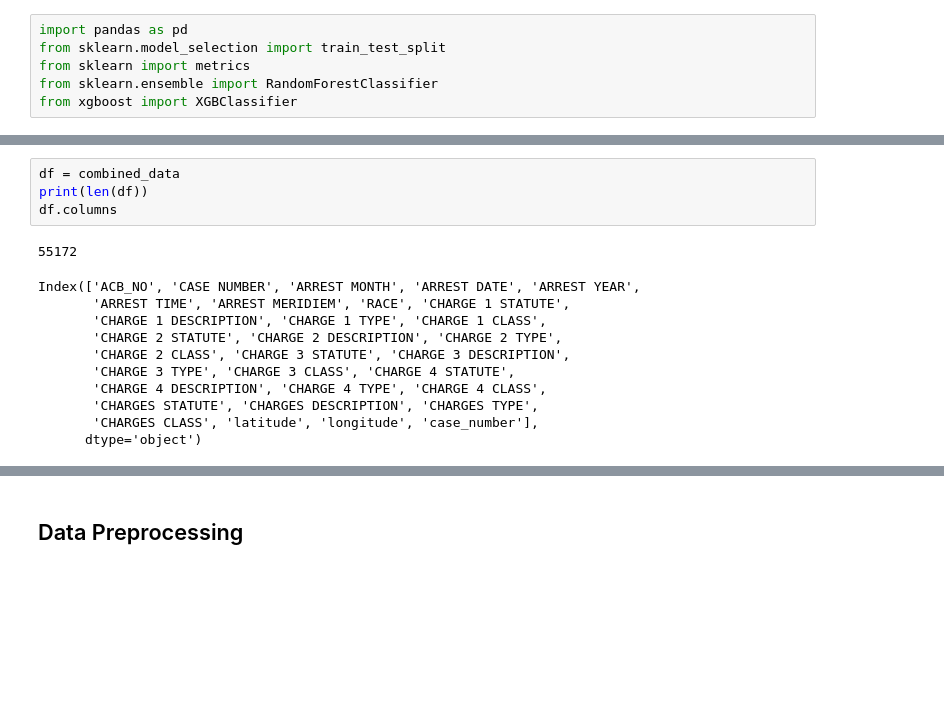
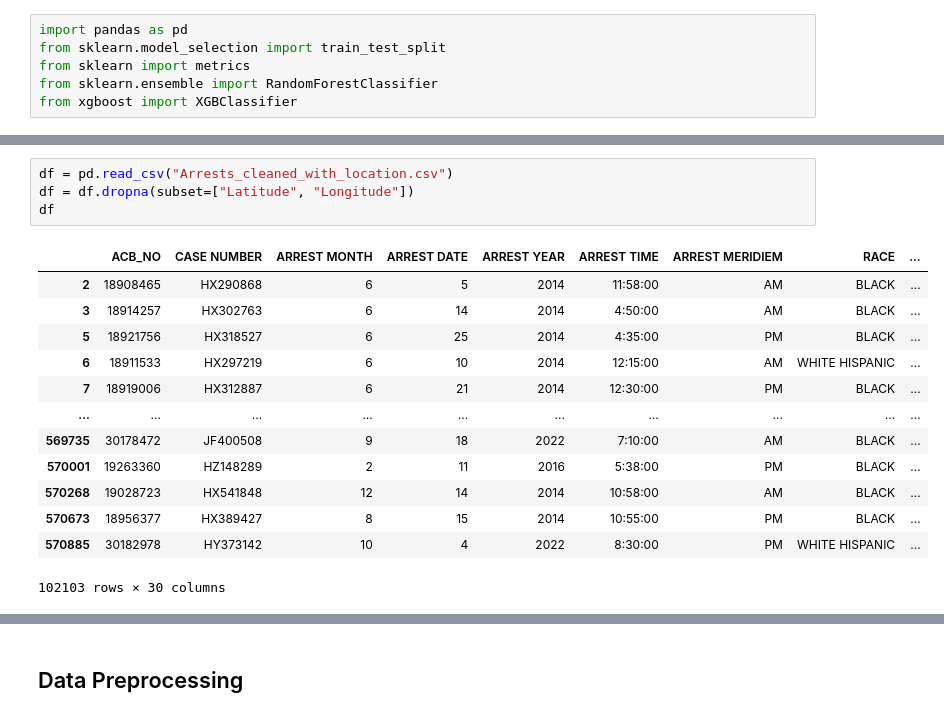
Before and after one commit to austin-py/396-DataPipeline, a Jupyter notebook: ml_models/tree_classifier.ipynb, the cells around one changed output, grey strips where cells are left out. Drawn from its saved outputs; the diff is of its cells as text; blank space fills up the shorter version.

```diff
--- a/ml_models/tree_classifier.ipynb
+++ b/ml_models/tree_classifier.ipynb
@@ -58,16 +9,18 @@ combined_data
 # %%
-df = combined_data
-print(len(df))
-df.columns
+df = pd.read_csv("Arrests_cleaned_with_location.csv")
+df = df.dropna(subset=["Latitude", "Longitude"])
+df
 # %% [output]
+|  | ACB_NO | CASE NUMBER | ARREST MONTH | ARREST DATE | ARREST YEAR | ARREST TIME | ARREST MERIDIEM | RACE | ... |
+| 2 | 18908465 | HX290868 | 6 | 5 | 2014 | 11:58:00 | AM | BLACK | ... |
+| 3 | 18914257 | HX302763 | 6 | 14 | 2014 | 4:50:00 | AM | BLACK | ... |
+| 5 | 18921756 | HX318527 | 6 | 25 | 2014 | 4:35:00 | PM | BLACK | ... |
+| 6 | 18911533 | HX297219 | 6 | 10 | 2014 | 12:15:00 | AM | WHITE HISPANIC | ... |
+| 7 | 18919006 | HX312887 | 6 | 21 | 2014 | 12:30:00 | PM | BLACK | ... |
+| ... | ... | ... | ... | ... | ... | ... | ... | ... | ... |
+| 569735 | 30178472 | JF400508 | 9 | 18 | 2022 | 7:10:00 | AM | BLACK | ... |
+| 570001 | 19263360 | HZ148289 | 2 | 11 | 2016 | 5:38:00 | PM | BLACK | ... |
+| 570268 | 19028723 | HX541848 | 12 | 14 | 2014 | 10:58:00 | AM | BLACK | ... |
+| 570673 | 18956377 | HX389427 | 8 | 15 | 2014 | 10:55:00 | PM | BLACK | ... |
+| 570885 | 30182978 | HY373142 | 10 | 4 | 2022 | 8:30:00 | PM | WHITE HISPANIC | ... |
-55172
+102103 rows × 30 columns
-Index(['ACB_NO', 'CASE NUMBER', 'ARREST MONTH', 'ARREST DATE', 'ARREST YEAR',
-       'ARREST TIME', 'ARREST MERIDIEM', 'RACE', 'CHARGE 1 STATUTE',
-       'CHARGE 1 DESCRIPTION', 'CHARGE 1 TYPE', 'CHARGE 1 CLASS',
-       'CHARGE 2 STATUTE', 'CHARGE 2 DESCRIPTION', 'CHARGE 2 TYPE',
-       'CHARGE 2 CLASS', 'CHARGE 3 STATUTE', 'CHARGE 3 DESCRIPTION',
-       'CHARGE 3 TYPE', 'CHARGE 3 CLASS', 'CHARGE 4 STATUTE',
-       'CHARGE 4 DESCRIPTION', 'CHARGE 4 TYPE', 'CHARGE 4 CLASS',
-       'CHARGES STATUTE', 'CHARGES DESCRIPTION', 'CHARGES TYPE',
-       'CHARGES CLASS', 'latitude', 'longitude', 'case_number'],
-      dtype='object')
```
Also changed, not shown: parts of 24 cells of this notebook, 1 other file.
